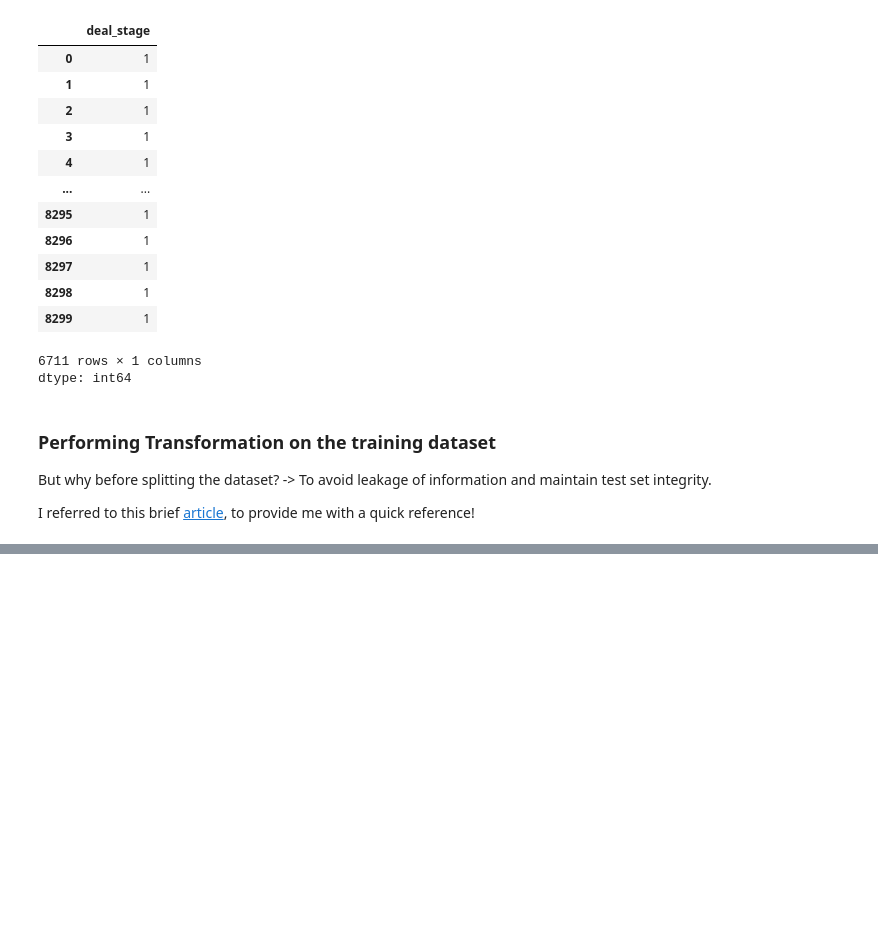
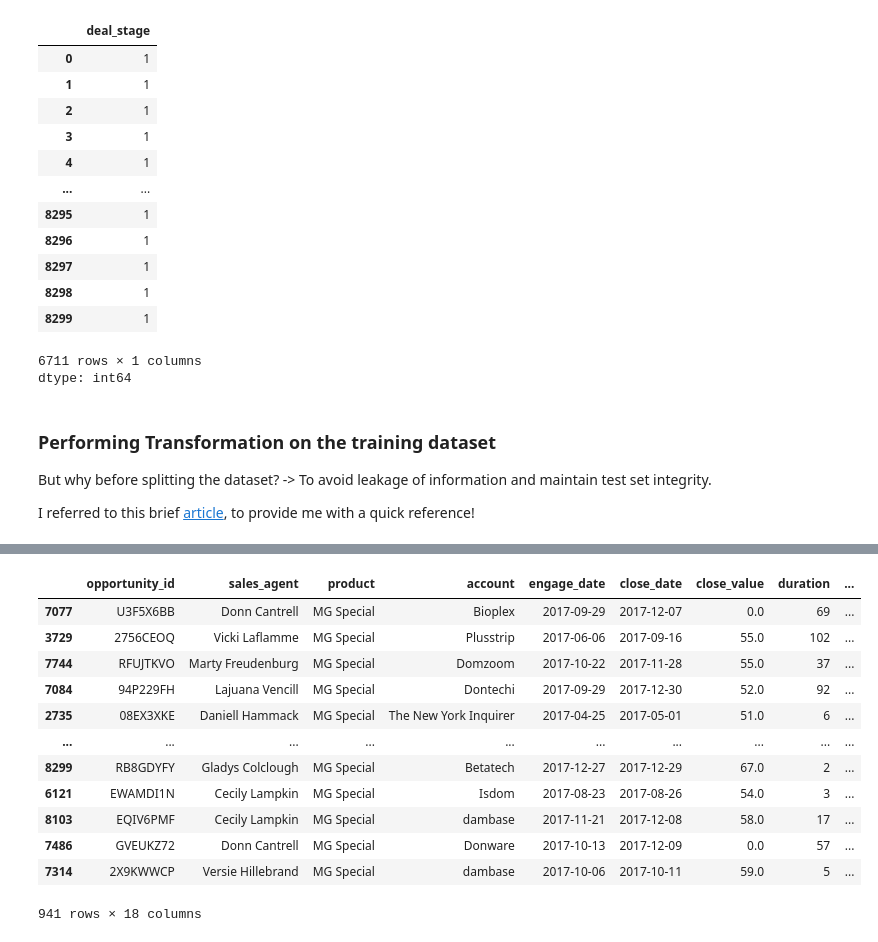
Before and after one commit to SuyogPatgave/Python_Codes-Projects, a Jupyter notebook: CRM_Project.ipynb, the cells around one changed output, grey strips where cells are left out. Drawn from its saved outputs; the diff is of its cells as text; code cells hidden in the pictures; blank space fills up the shorter version.

```diff
--- a/CRM_Project.ipynb
+++ b/CRM_Project.ipynb
@@ -2070,3 +2085,20 @@ def num_col_std(df):
+# %%
+X_train_MG_Special = X_train[X_train['product'] == 'MG Special']
+X_train_MG_Special
+# %% [output]
+|  | opportunity_id | sales_agent | product | account | engage_date | close_date | close_value | duration | ... |
+| 7077 | U3F5X6BB | Donn Cantrell | MG Special | Bioplex | 2017-09-29 | 2017-12-07 | 0.0 | 69 | ... |
+| 3729 | 2756CEOQ | Vicki Laflamme | MG Special | Plusstrip | 2017-06-06 | 2017-09-16 | 55.0 | 102 | ... |
+| 7744 | RFUJTKVO | Marty Freudenburg | MG Special | Domzoom | 2017-10-22 | 2017-11-28 | 55.0 | 37 | ... |
+| 7084 | 94P229FH | Lajuana Vencill | MG Special | Dontechi | 2017-09-29 | 2017-12-30 | 52.0 | 92 | ... |
+| 2735 | 08EX3XKE | Daniell Hammack | MG Special | The New York Inquirer | 2017-04-25 | 2017-05-01 | 51.0 | 6 | ... |
+| ... | ... | ... | ... | ... | ... | ... | ... | ... | ... |
+| 8299 | RB8GDYFY | Gladys Colclough | MG Special | Betatech | 2017-12-27 | 2017-12-29 | 67.0 | 2 | ... |
+| 6121 | EWAMDI1N | Cecily Lampkin | MG Special | Isdom | 2017-08-23 | 2017-08-26 | 54.0 | 3 | ... |
+| 8103 | EQIV6PMF | Cecily Lampkin | MG Special | dambase | 2017-11-21 | 2017-12-08 | 58.0 | 17 | ... |
+| 7486 | GVEUKZ72 | Donn Cantrell | MG Special | Donware | 2017-10-13 | 2017-12-09 | 0.0 | 57 | ... |
+| 7314 | 2X9KWWCP | Versie Hillebrand | MG Special | dambase | 2017-10-06 | 2017-10-11 | 59.0 | 5 | ... |
+941 rows × 18 columns
 # %%
 #Appling standardization to Predictor training dataset
 num_col_std(X_train)
```
Also changed, not shown: parts of 6 cells of this notebook.
